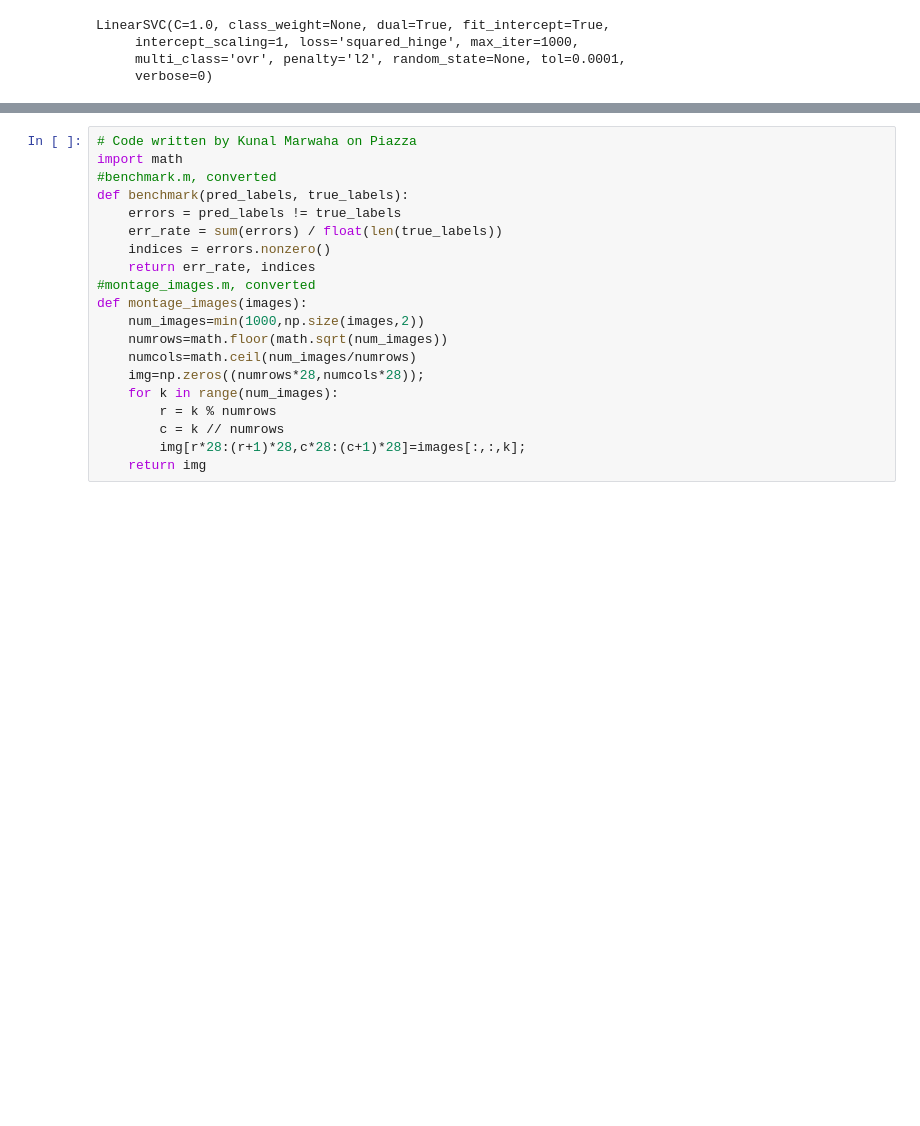
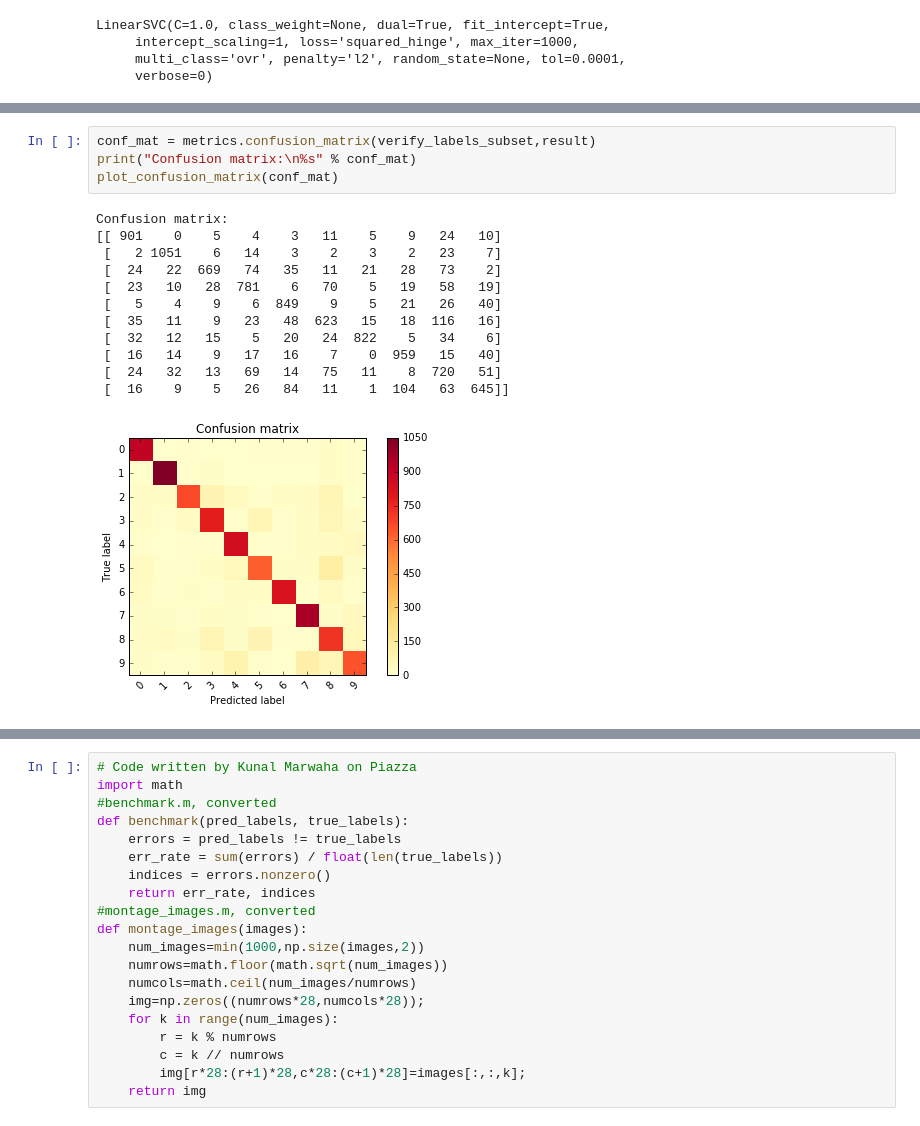
Before and after one commit to stevenchua/cs189, a Jupyter notebook: hw1/HW1Digits.ipynb, the cells around one changed output, grey strips where cells are left out. Cells and saved outputs as stored; diff of their text form; blank space fills up the shorter version.

```diff
--- a/hw1/HW1Digits.ipynb
+++ b/hw1/HW1Digits.ipynb
@@ -145,3 +191,20 @@ plt.xlim(0,100)
+# %%
+conf_mat = metrics.confusion_matrix(verify_labels_subset,result)
+print("Confusion matrix:\n%s" % conf_mat)
+plot_confusion_matrix(conf_mat)
+# %% [output]
+Confusion matrix:
+[[ 901    0    5    4    3   11    5    9   24   10]
+ [   2 1051    6   14    3    2    3    2   23    7]
+ [  24   22  669   74   35   11   21   28   73    2]
+ [  23   10   28  781    6   70    5   19   58   19]
+ [   5    4    9    6  849    9    5   21   26   40]
+ [  35   11    9   23   48  623   15   18  116   16]
+ [  32   12   15    5   20   24  822    5   34    6]
+ [  16   14    9   17   16    7    0  959   15   40]
+ [  24   32   13   69   14   75   11    8  720   51]
+ [  16    9    5   26   84   11    1  104   63  645]]
+[figure, added]
 # %%
 error_rate = benchmark(result,verify_labels_subset)[0]
 wrong_labels = benchmark(result,verify_labels_subset)[1][0]
```
Also changed, not shown: parts of 19 cells of this notebook.
